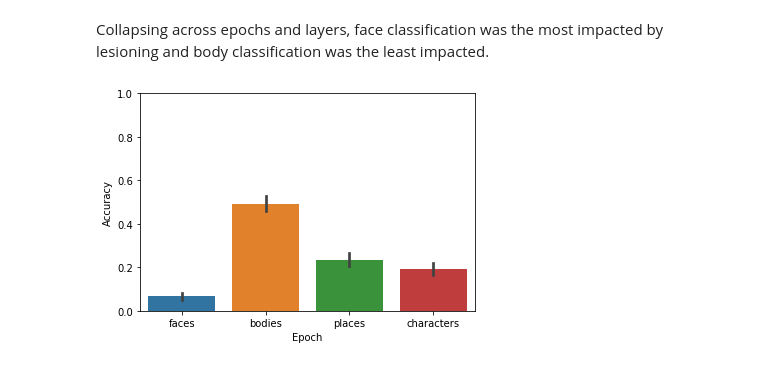
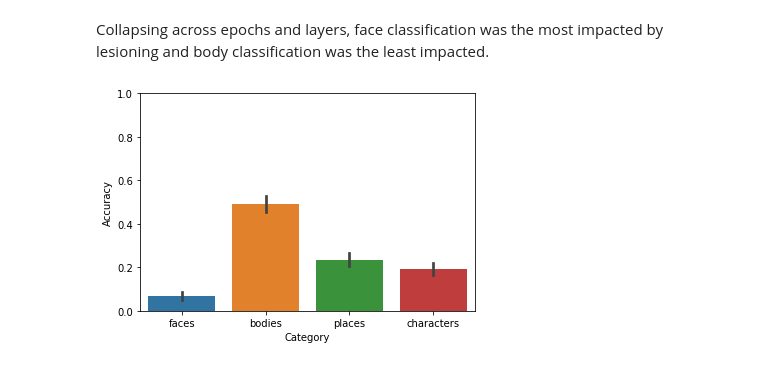
Before and after one commit to violetxi/PSYCH250FinalProject, a Jupyter notebook: writeup/writeup.ipynb, the cells around one changed output. Cells and saved outputs as stored; diff of their text form; code cells hidden in the pictures.

```diff
--- a/writeup/writeup.ipynb
+++ b/writeup/writeup.ipynb
@@ -125,8 +125,8 @@ Collapsing across epochs and layers, face classification was the most impacted b
 # %%
 ax = sns.barplot(x="label",y="accuracy", data=lesion_by_cat)
 ax.set(ylim = (0,1))
-ax.set(xlabel='Epoch', ylabel='Accuracy')
+ax.set(xlabel='Category', ylabel='Accuracy')
 ax.set(ylim = (0,1))
 plt.show()
 # %% [output]
-[figure, old version]
+[figure, new version]
```
Also changed, not shown: parts of 4 cells of this notebook.
